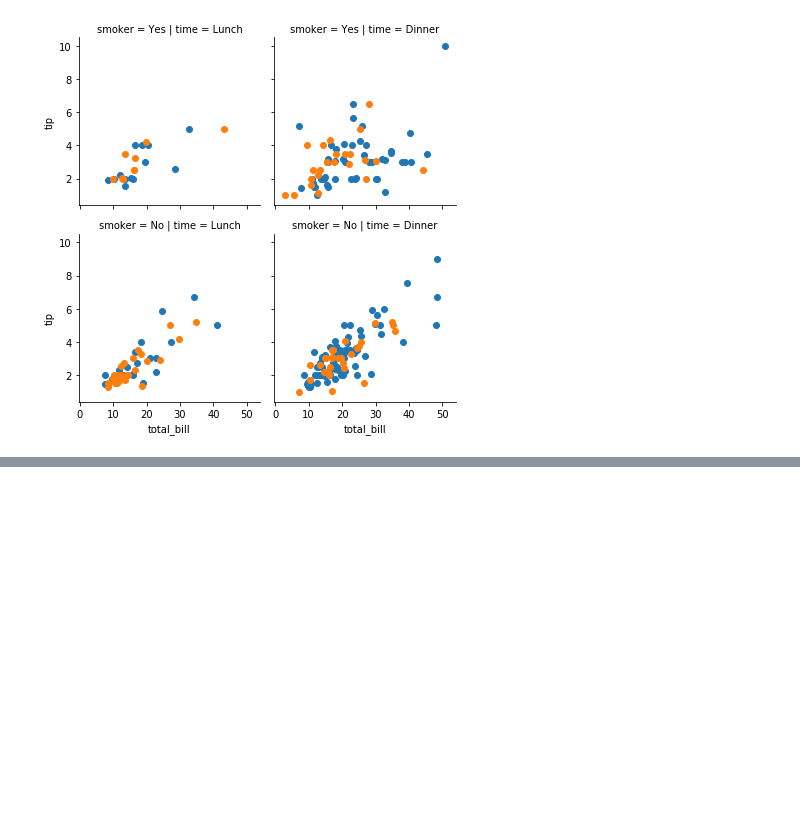
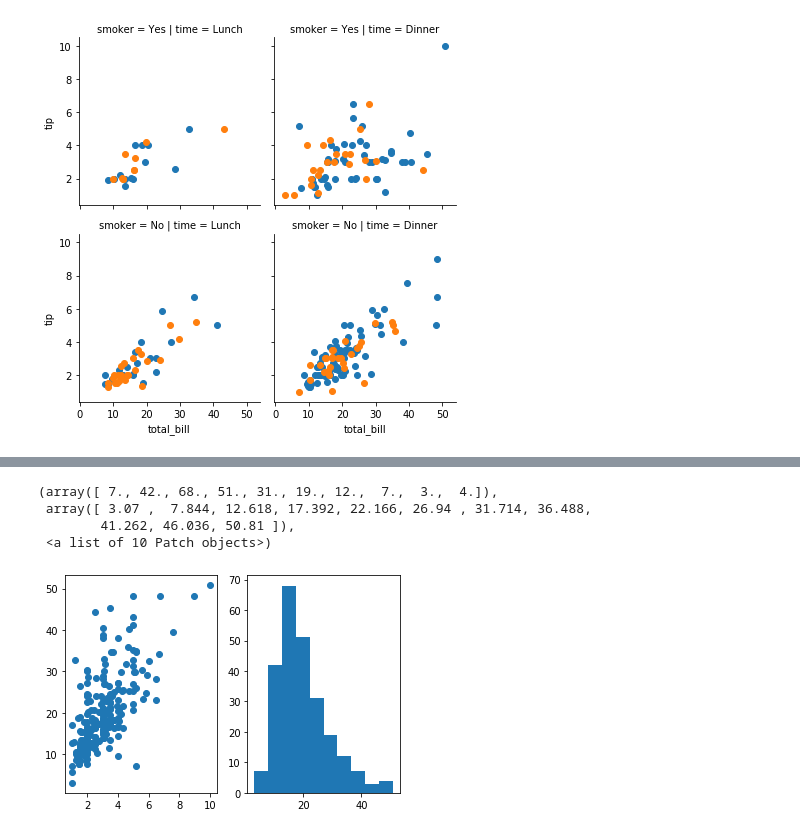
Before and after one commit to ChrisHSKim/python_for_everyone, a Jupyter notebook: notebooks/python with pandas.ipynb, the cells around one changed output, grey strips where cells are left out. Drawn from its saved outputs; the diff is of its cells as text; code cells hidden in the pictures; blank space fills up the shorter version.

```diff
--- a/notebooks/python with pandas.ipynb
+++ b/notebooks/python with pandas.ipynb
@@ -671,0 +678,10 @@ facet.map(plt.scatter, 'total_bill', 'tip')
+# %%
+fig, (ax1,ax2) = plt.subplots(1,2)
+ax1.scatter(tips.tip, tips.total_bill)
+ax2.hist(tips.total_bill)
+# %% [output]
+(array([ 7., 42., 68., 51., 31., 19., 12.,  7.,  3.,  4.]),
+ array([ 3.07 ,  7.844, 12.618, 17.392, 22.166, 26.94 , 31.714, 36.488,
+        41.262, 46.036, 50.81 ]),
+ <a list of 10 Patch objects>)
+[figure, added]
```
Also changed, not shown: parts of 8 cells of this notebook.
